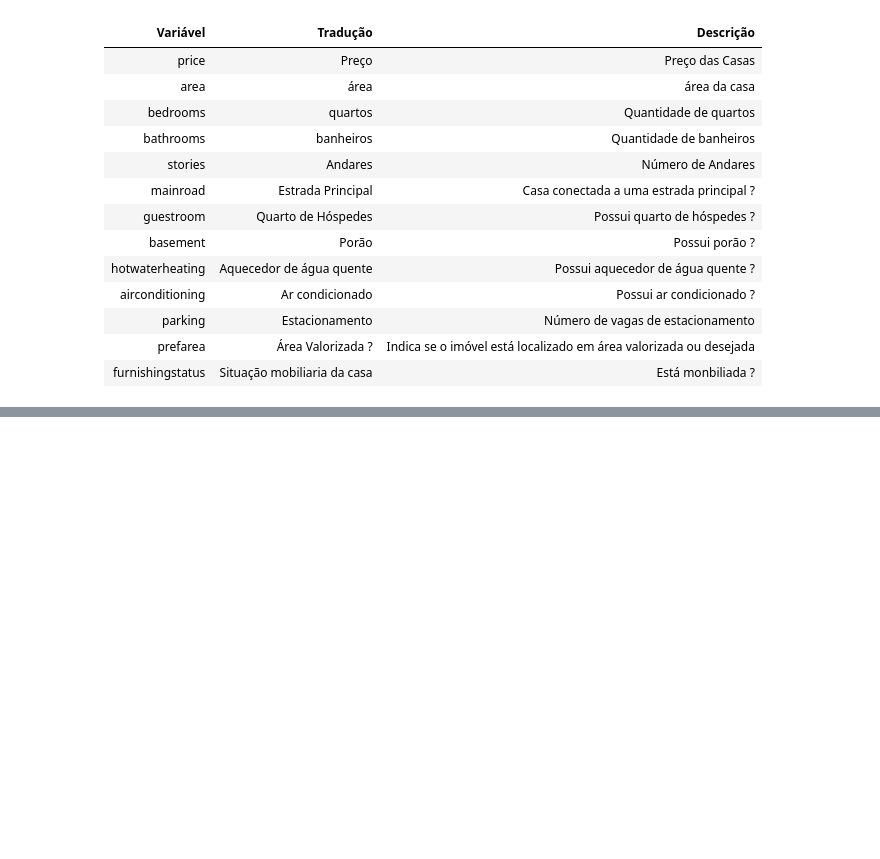
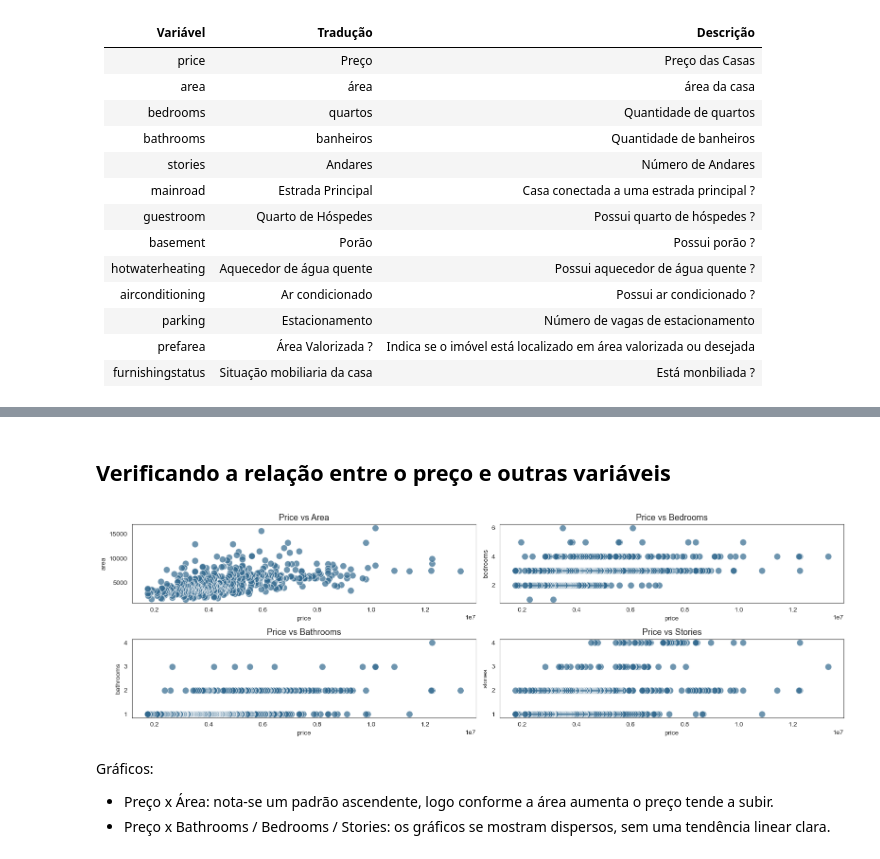
Before and after one commit to 1998-sys/Housing-Prices, a Jupyter notebook: notebooks/houses_price.ipynb, the cells around one changed output, grey strips where cells are left out. Cells and saved outputs as stored; diff of their text form; code cells hidden in the pictures; blank space fills up the shorter version.

```diff
--- a/notebooks/houses_price.ipynb
+++ b/notebooks/houses_price.ipynb
@@ -37,0 +146,31 @@ df_housing.head()
+# %% [markdown]
+## Verificando a relação entre o preço e outras variáveis
+# %%
+sns.set_style('white')
+palette = sns.color_palette("viridis", 2)
+fig,axes = plt.subplots(2,2, figsize=(16,5))
+
+# price x area
+sns.scatterplot(x='price', y='area', data=df_housing, s=100, alpha=0.7, ax=axes[0,0], color=palette[0])
+axes[0,0].set_title('Price x Area', fontsize=13)
+
+# price x bedrooms
+sns.scatterplot(x='price', y='bedrooms', data=df_housing, s=100, alpha=0.7, ax=axes[0,1], color=palette[0])
+axes[0,1].set_title('Price x Bedrooms', fontsize=13)
+
+# price x bathrooms
+sns.scatterplot(x='price', y='bathrooms', data=df_housing, s=100, alpha=0.7, ax=axes[1,0], color=palette[0])
+axes[1,0].set_title('Price x Bathrooms', fontsize=13)
+
+# price x stories
+sns.scatterplot(x='price', y='stories', data=df_housing, s=100, alpha=0.7 ,ax=axes[1,1], color=palette[0])
+axes[1,1].set_title('Price x Stories', fontsize=13)
+
+plt.tight_layout()
+plt.show()
+# %% [output]
+[figure, added]
+# %% [markdown]
+Gráficos:
+- Preço x Área: nota-se um padrão ascendente, logo conforme a área aumenta o preço tende a subir.
+- Preço x Bathrooms / Bedrooms / Stories: os gráficos se mostram dispersos, sem uma tendência linear clara.
```
Also changed, not shown: parts of 9 cells of this notebook, 1 other file.
